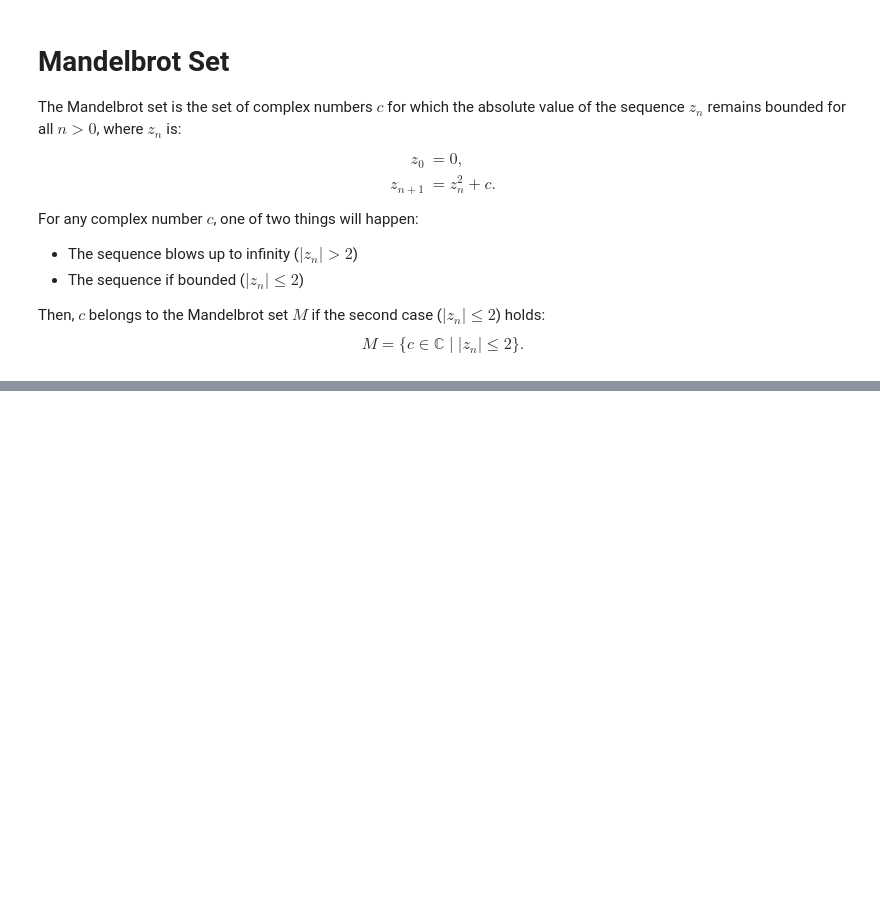
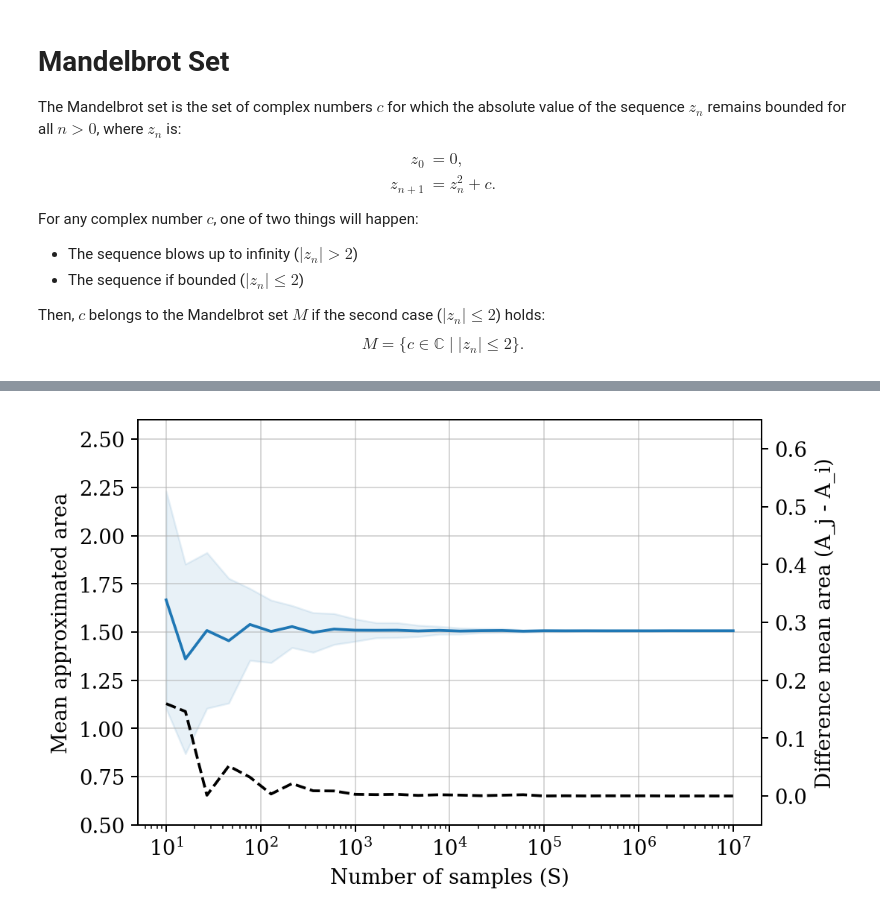
Before and after one commit to soudy/stoch-simulation-assignment1, a Jupyter notebook: notebooks/Mandelbrot_Monte_Carlo.ipynb, the cells around one changed output, grey strips where cells are left out. Cells and saved outputs as stored; diff of their text form; code cells hidden in the pictures; blank space fills up the shorter version.

```diff
--- a/notebooks/Mandelbrot_Monte_Carlo.ipynb
+++ b/notebooks/Mandelbrot_Monte_Carlo.ipynb
@@ -276,0 +299,7 @@ Comment on plot: The size of the standard deviation is caused by the sample size
+# %%
+
+# Open objects to work with
+shelf = shelve.open("Final_arrays_simulations/S_iter")
+Approx_areas_list_S_LHS = shelf["Approx_areas_list_S_LHS"]
+sample_size_range_S_LHS = shelf["sample_size_range_S_LHS"]
+shelf.close()
@@ -276,0 +329,4 @@ Comment on plot: The size of the standard deviation is caused by the sample size
+# %%
+Plotter_S(Approx_areas_list_S_LHS, sample_size_range_S_LHS)
+# %% [output]
+[figure, added]
```
Also changed, not shown: parts of 30 cells of this notebook, 7 other files.
